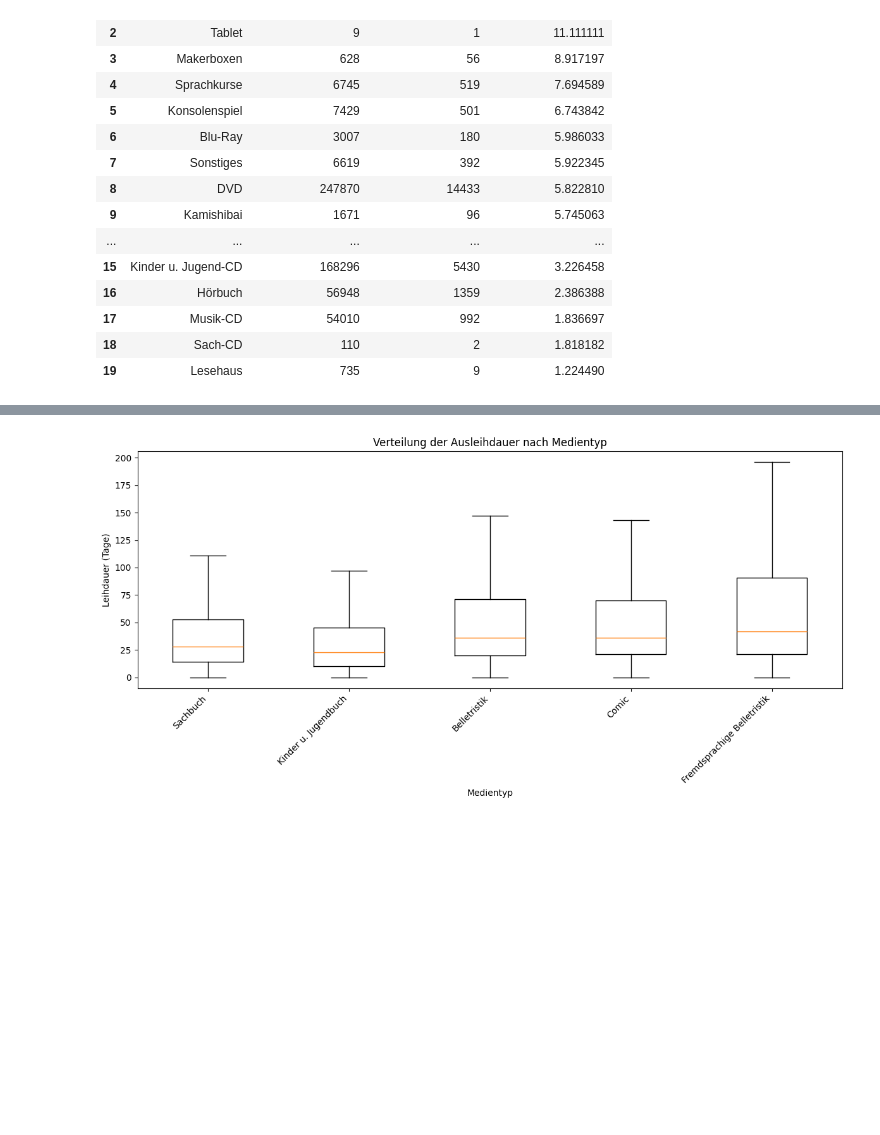
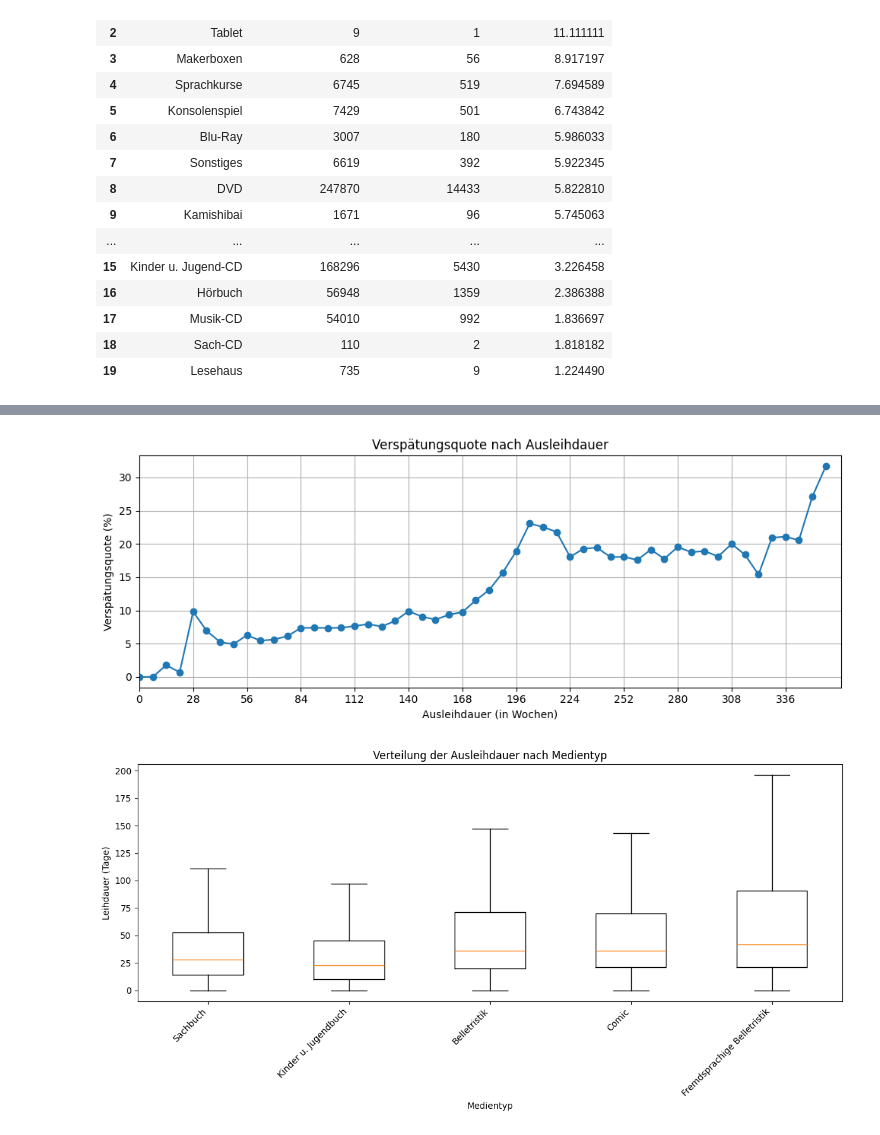
Before and after one commit to RobinAllgeier/Data_Literacy, a Jupyter notebook: notebooks/nr-notebook.ipynb, the cells around one changed output, grey strips where cells are left out. Cells and saved outputs as stored; diff of their text form; code cells hidden in the pictures; blank space fills up the shorter version.

```diff
--- a/notebooks/nr-notebook.ipynb
+++ b/notebooks/nr-notebook.ipynb
@@ -194,3 +251,39 @@ leihdauer_stats
+# %%
+all_data_copy = all_data_frame.copy()
+
+all_data_copy["late"] = (all_data_copy["Verspätet"] == "Ja").astype(int)
+
+# bins of 7 days (for loan duration)
+all_data_copy["duration_bin_7d"] = pd.cut(
+    all_data_copy["Leihdauer"],
+    bins=range(0, 366, 7),
+    include_lowest=True
+)
+
+# Verspätungsquote pro Bin
+late_rate_7d = (
+    all_data_copy.groupby("duration_bin_7d", observed=False)["late"]
+    .mean()
+    * 100
+)
+
+# Plot
+x_vals = [interval.left for interval in late_rate_7d.index]
+plt.figure(figsize=(10, 4))
+plt.plot(x_vals, late_rate_7d.values, marker="o")
+
+plt.xlabel("Ausleihdauer (in Wochen)")
+plt.ylabel("Verspätungsquote (%)")
+plt.title("Verspätungsquote nach Ausleihdauer")
+
+plt.xticks(np.arange(0, max(x_vals) + 1, 28))
+plt.xlim(0, 365)
+
+plt.grid(True)
+plt.tight_layout()
+plt.show()
+# %% [output]
+[figure, added]
 # %%
 # Nur relevante Spalten + NaNs entfernen
 plot_df = books_frame[["Medientyp", "Leihdauer"]].dropna()
```
Also changed, not shown: parts of 7 cells of this notebook.
